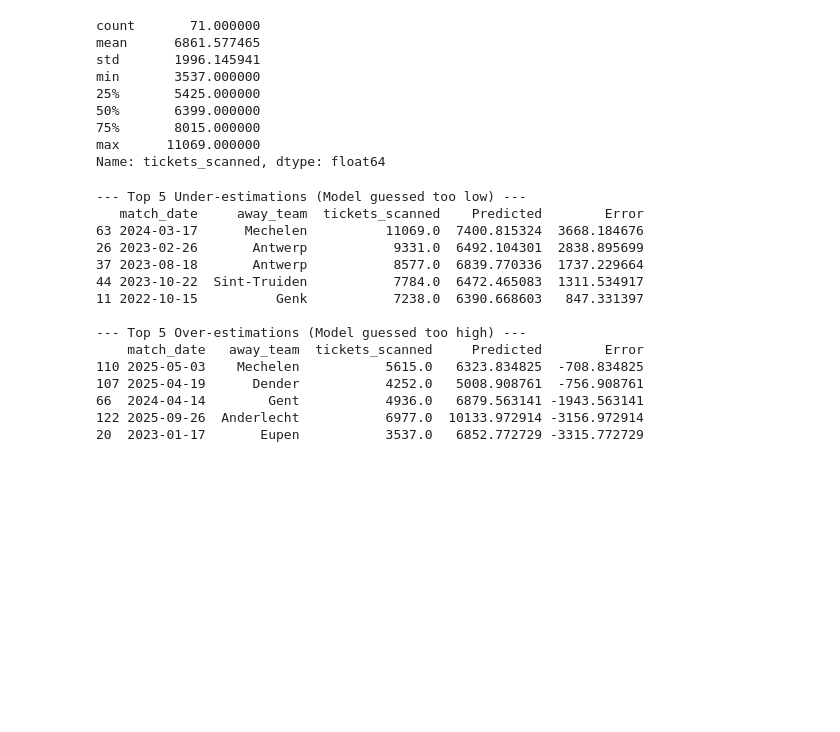
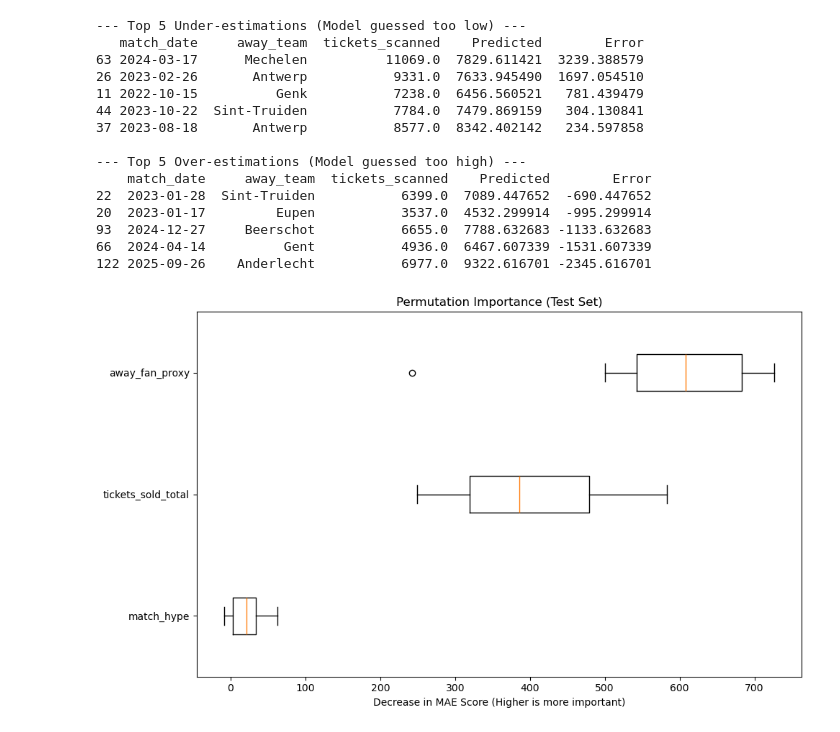
Before and after one commit to Nathan432532/UCLL-Project-Attendence, a Jupyter notebook: model2.ipynb, the cells around one changed output. Cells and saved outputs as stored; diff of their text form; code cells hidden in the pictures; blank space fills up the shorter version.

Commit message:
Final model

```diff
--- a/model2.ipynb
+++ b/model2.ipynb
@@ -118,19 +117,7 @@ plt.show()
-# %%
-df['tickets_scanned'].describe()
-# %% [output]
-count       71.000000
-mean      6861.577465
-std       1996.145941
-min       3537.000000
-25%       5425.000000
-50%       6399.000000
-75%       8015.000000
-max      11069.000000
-Name: tickets_scanned, dtype: float64
 # %%
 # Create a summary of the 14 test games
 test_results = df_test.copy()
-test_results['Predicted'] = preds
+test_results['Predicted'] = test_preds
 test_results['Error'] = test_results['tickets_scanned'] - test_results['Predicted']
 test_results['Abs_Error'] = test_results['Error'].abs()
 
@@ -145,16 +132,34 @@ print(biggest_misses.tail(5))
 # %% [output]
 --- Top 5 Under-estimations (Model guessed too low) ---
    match_date     away_team  tickets_scanned    Predicted        Error
-63 2024-03-17      Mechelen          11069.0  7400.815324  3668.184676
-26 2023-02-26       Antwerp           9331.0  6492.104301  2838.895699
-37 2023-08-18       Antwerp           8577.0  6839.770336  1737.229664
-44 2023-10-22  Sint-Truiden           7784.0  6472.465083  1311.534917
-11 2022-10-15          Genk           7238.0  6390.668603   847.331397
+63 2024-03-17      Mechelen          11069.0  7829.611421  3239.388579
+26 2023-02-26       Antwerp           9331.0  7633.945490  1697.054510
+11 2022-10-15          Genk           7238.0  6456.560521   781.439479
+44 2023-10-22  Sint-Truiden           7784.0  7479.869159   304.130841
+37 2023-08-18       Antwerp           8577.0  8342.402142   234.597858
 
 --- Top 5 Over-estimations (Model guessed too high) ---
-    match_date   away_team  tickets_scanned     Predicted        Error
-110 2025-05-03    Mechelen           5615.0   6323.834825  -708.834825
-107 2025-04-19      Dender           4252.0   5008.908761  -756.908761
-66  2024-04-14        Gent           4936.0   6879.563141 -1943.563141
-122 2025-09-26  Anderlecht           6977.0  10133.972914 -3156.972914
-20  2023-01-17       Eupen           3537.0   6852.772729 -3315.772729
+    match_date     away_team  tickets_scanned    Predicted        Error
+22  2023-01-28  Sint-Truiden           6399.0  7089.447652  -690.447652
+20  2023-01-17         Eupen           3537.0  4532.299914  -995.299914
+93  2024-12-27     Beerschot           6655.0  7788.632683 -1133.632683
+66  2024-04-14          Gent           4936.0  6467.607339 -1531.607339
+122 2025-09-26    Anderlecht           6977.0  9322.616701 -2345.616701
+# %%
+from sklearn.inspection import permutation_importance
+import matplotlib.pyplot as plt
+
+result = permutation_importance(
+    model_pipeline, X_test, y_test, n_repeats=10, random_state=42, scoring='neg_mean_absolute_error'
+)
+
+# Organize and Plot
+sorted_idx = result.importances_mean.argsort()
+plt.figure(figsize=(10, 6))
+plt.boxplot(result.importances[sorted_idx].T, vert=False, labels=np.array(num_cols)[sorted_idx])
+plt.title("Permutation Importance (Test Set)")
+plt.xlabel("Decrease in MAE Score (Higher is more important)")
+plt.tight_layout()
+plt.show()
+# %% [output]
+[figure, added]
```
Also changed, not shown: parts of 3 cells of this notebook, 3 other files.
